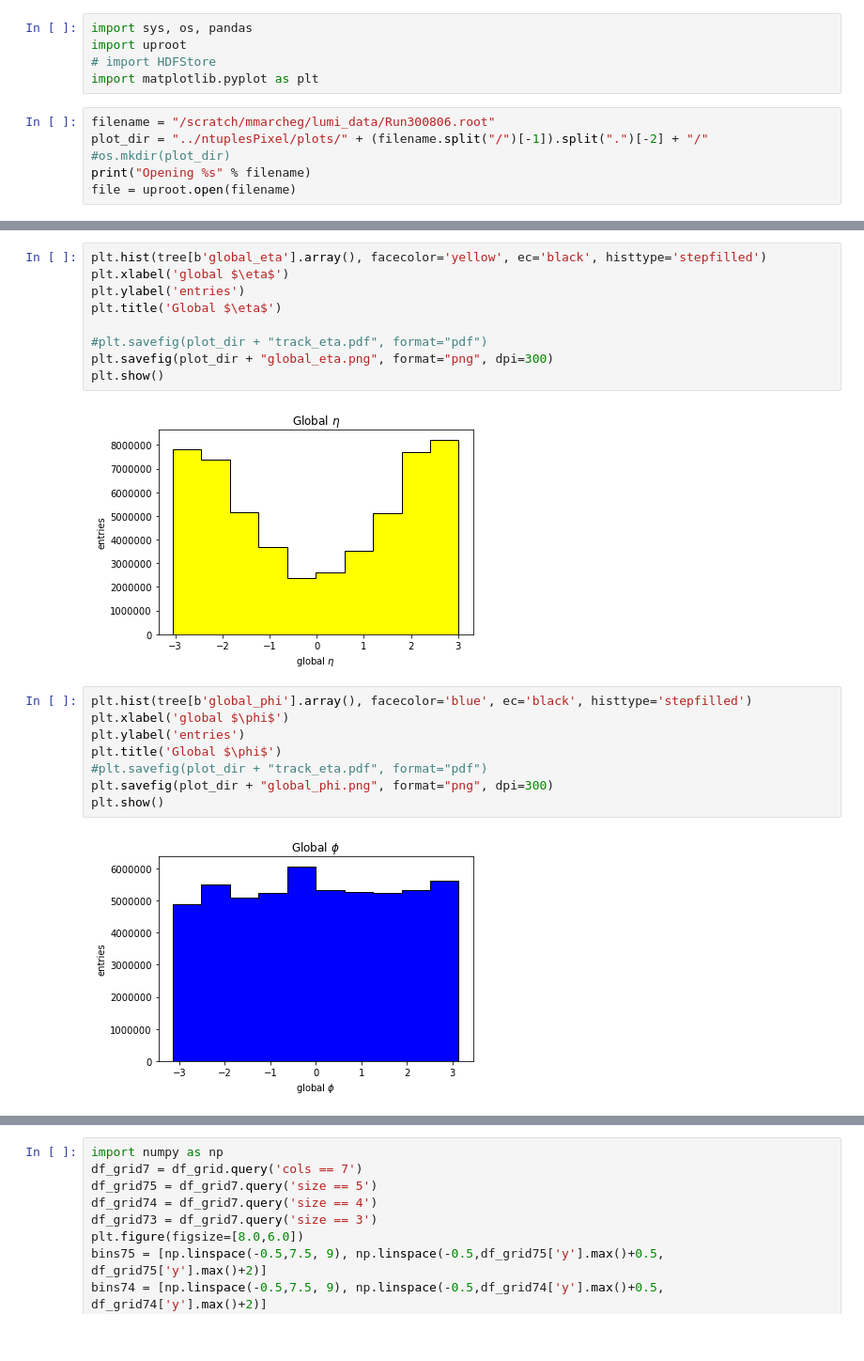
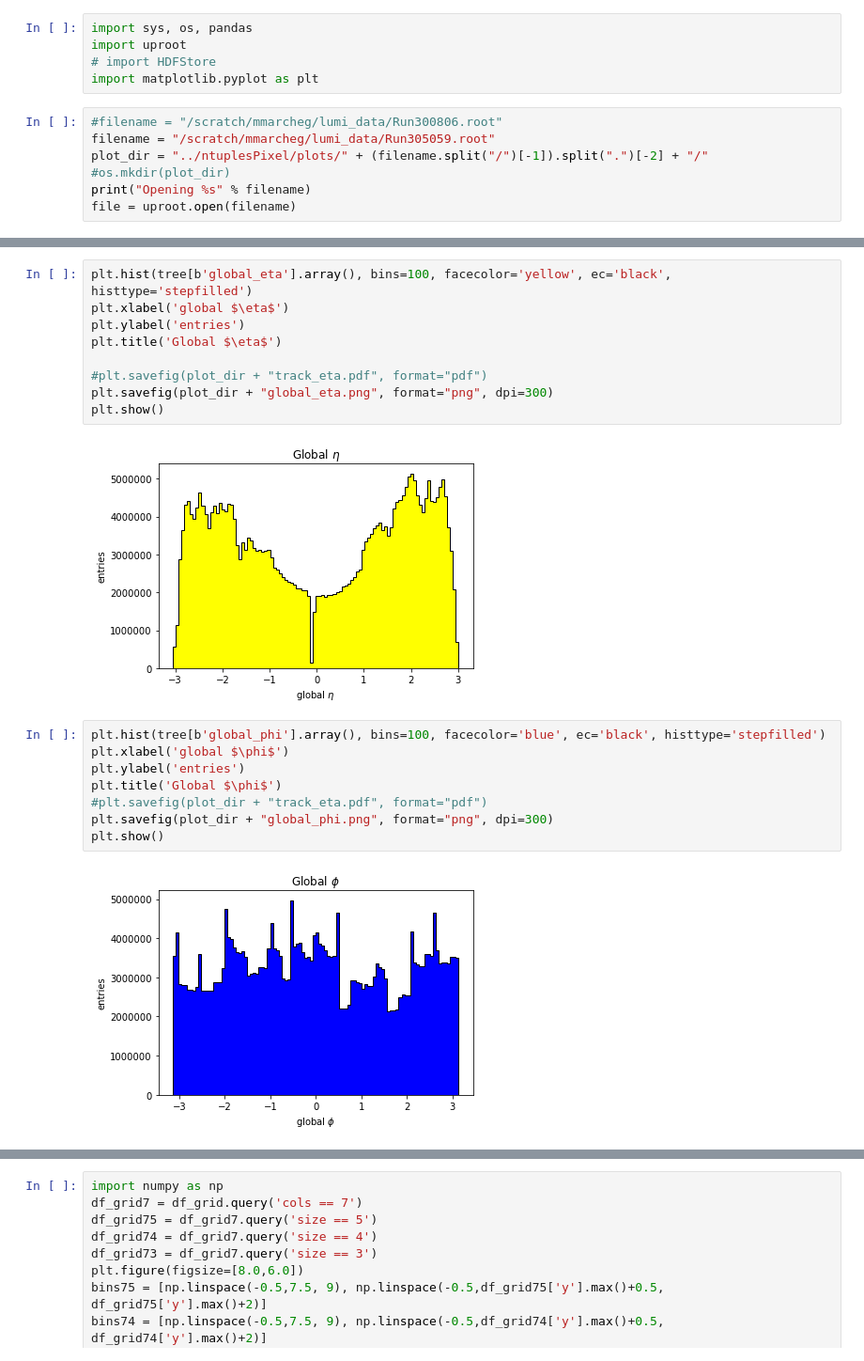
Before and after one commit to mmarchegiani/L1-BrokenClusters, a Jupyter notebook: explore_lumi.ipynb, the cells around one changed output, grey strips where cells are left out. Shown at 94% size. Cells and saved outputs as stored; diff of their text form.

```diff
--- a/explore_lumi.ipynb
+++ b/explore_lumi.ipynb
@@ -4,7 +4,8 @@ import uproot
 # import HDFStore
 import matplotlib.pyplot as plt
 # %%
-filename = "/scratch/mmarcheg/lumi_data/Run300806.root"
+#filename = "/scratch/mmarcheg/lumi_data/Run300806.root"
+filename = "/scratch/mmarcheg/lumi_data/Run305059.root"
 plot_dir = "../ntuplesPixel/plots/" + (filename.split("/")[-1]).split(".")[-2] + "/"
 #os.mkdir(plot_dir)
 print("Opening %s" % filename)
@@ -21,5 +22,5 @@ b'tree' contains 53605236 entries
 # %%
-plt.hist(tree[b'global_eta'].array(), facecolor='yellow', ec='black', histtype='stepfilled')
+plt.hist(tree[b'global_eta'].array(), bins=100, facecolor='yellow', ec='black', histtype='stepfilled')
 plt.xlabel('global $\eta$')
 plt.ylabel('entries')
 plt.title('Global $\eta$')
@@ -28,15 +29,15 @@ plt.title('Global $\eta$')
 plt.savefig(plot_dir + "global_eta.png", format="png", dpi=300)
 plt.show()
 # %% [output]
-[figure, old version]
+[figure, new version]
 # %%
-plt.hist(tree[b'global_phi'].array(), facecolor='blue', ec='black', histtype='stepfilled')
+plt.hist(tree[b'global_phi'].array(), bins=100, facecolor='blue', ec='black', histtype='stepfilled')
 plt.xlabel('global $\phi$')
 plt.ylabel('entries')
 plt.title('Global $\phi$')
 #plt.savefig(plot_dir + "track_eta.pdf", format="pdf")
 plt.savefig(plot_dir + "global_phi.png", format="png", dpi=300)
 plt.show()
 # %% [output]
-[figure, old version]
+[figure, new version]
 # %%
```
Also changed, not shown: parts of 3 cells of this notebook, 1 other file.
